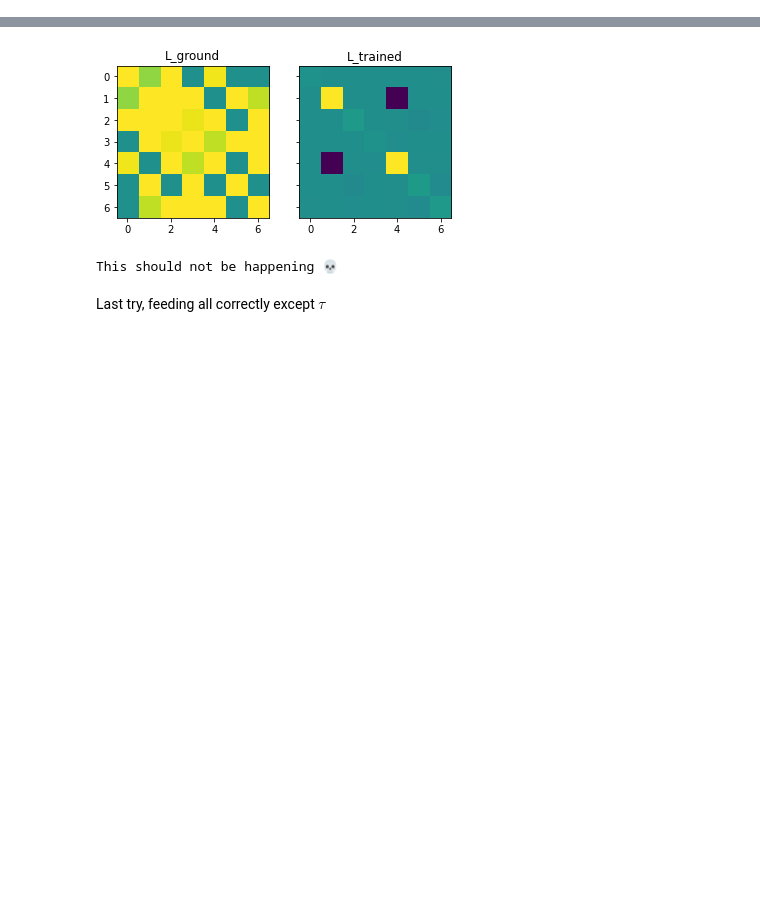
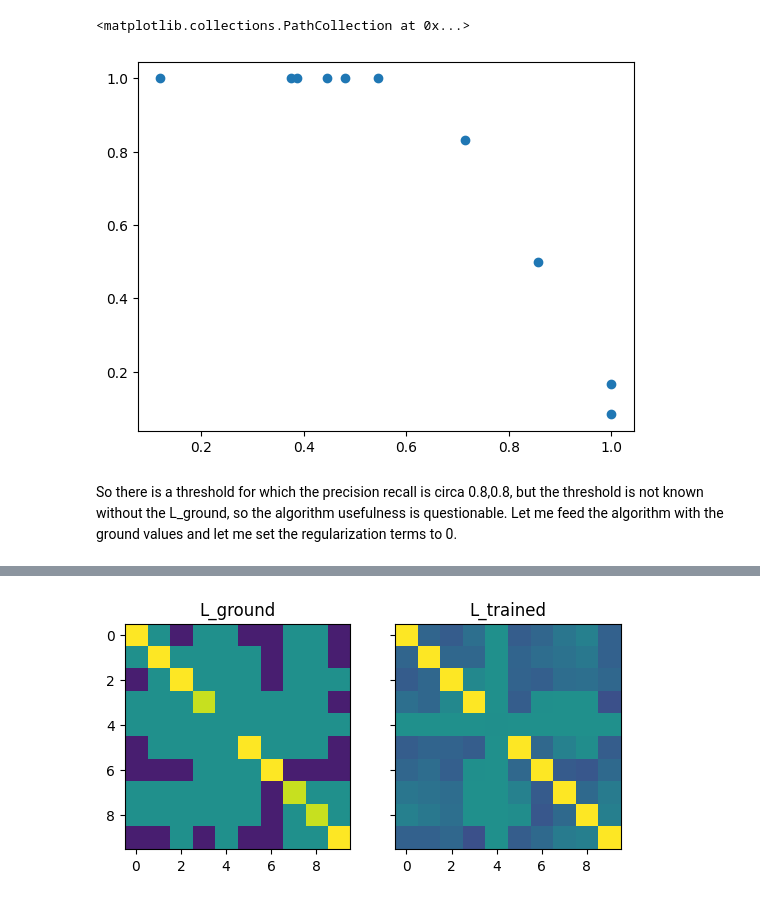
Before and after one commit to AndresCenteno/Masters-Thesis, a Jupyter notebook: is_learn_heat_ill_posed.ipynb, the cells around one changed output, grey strips where cells are left out. Cells and saved outputs as stored; diff of their text form; code cells hidden in the pictures; blank space fills up the shorter version.

```diff
--- a/is_learn_heat_ill_posed.ipynb
+++ b/is_learn_heat_ill_posed.ipynb
@@ -67 +53,10 @@ np.linalg.norm(X-lh.D(L_ground,tau_ground)@H_ground,'fro')**2
+# %%
+precision, recall = lh.heat_scores(L1=res["L"],L2=L_ground)
+# %%
+plt.scatter(precision,recall)
+# %% [output]
+<matplotlib.collections.PathCollection at 0x...>
+[figure, added]
+# %% [markdown]
+So there is a threshold for which the precision recall is circa 0.8,0.8, but the threshold is not known without the L_ground, so the algorithm usefulness is questionable. Let me feed the algorithm with the ground values and let me set the regularization terms to 0.
 # %%
@@ -77,9 +72,5 @@ ax1.set_title('L_ground')
 ax2.imshow(res["L"], vmin = vmin, vmax = vmax)
 ax2.set_title('L_trained')
 plt.show()
-print(emoji.emojize('This should not be happening :skull:'))
 # %% [output]
-[figure, old version]
+[figure, new version]
-This should not be happening 💀
-# %% [markdown]
-Last try, feeding all correctly except $\tau$
```
Also changed, not shown: parts of 24 cells of this notebook, 6 other files.
